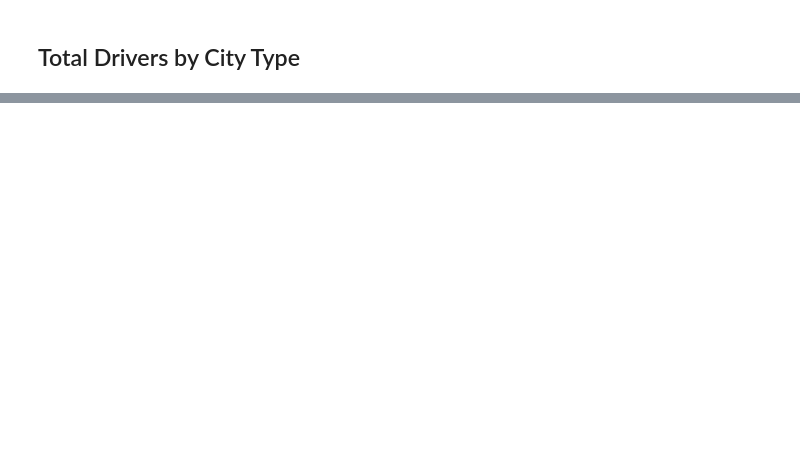
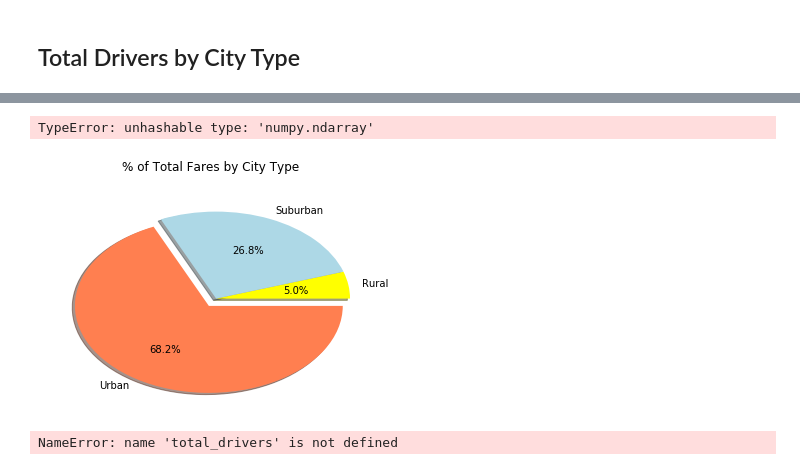
Before and after one commit to hollybergen/Data_Science_Projects, a Jupyter notebook: Homework5_MatPlotLib/Pyber/Pyber_Solved.ipynb, the cells around one changed output, grey strips where cells are left out. Saved outputs shown, nothing was run; the diff lists cells and outputs as text; code cells hidden in the pictures; blank space fills up the shorter version.

```diff
--- a/Homework5_MatPlotLib/Pyber/Pyber_Solved.ipynb
+++ b/Homework5_MatPlotLib/Pyber/Pyber_Solved.ipynb
@@ -121,0 +176,36 @@ plt.show()
+# %%
+drivers_each.nunique()
+# %% [output]
+TypeError: unhashable type: 'numpy.ndarray'
+# %%
+#--------------------------------------#
+#------Calculate Type Percentages------#
+#--------------------------------------#
+
+# First, gather only variables included. Then group by Type, count rides for each type, get total,
+# and divide the count of each by total for percentages.
+
+total_rides_df = combined_df[['type','ride_id']]
+total_rides_grouped = total_rides_df.groupby(['type'])
+rides_each = total_rides_grouped.sum()
+total = rides_each.sum()
+percentages = rides_each/total
+percentages.style.format({"ride_id":"{:.2%}"})
+
+#--------------------------------------#
+#------------Build Pie Chart-----------#
+#--------------------------------------#
+
+colors = ["yellow","lightblue",'coral']
+explode = [0.0, 0.0, 0.1]
+pie = percentages.plot(kind = "pie", colors = colors, subplots = True, explode = explode, autopct="%1.1f%%",
+                       shadow = True, title = "% of Total Fares by City Type", legend = None)
+plt.axes().set_ylabel('')
+#plt.axis("equal")
+plt.show()
+# %% [output]
+[figure, added]
+# %%
+total_drivers
+# %% [output]
+NameError: name 'total_drivers' is not defined
```
Also changed, not shown: parts of 11 cells of this notebook.
